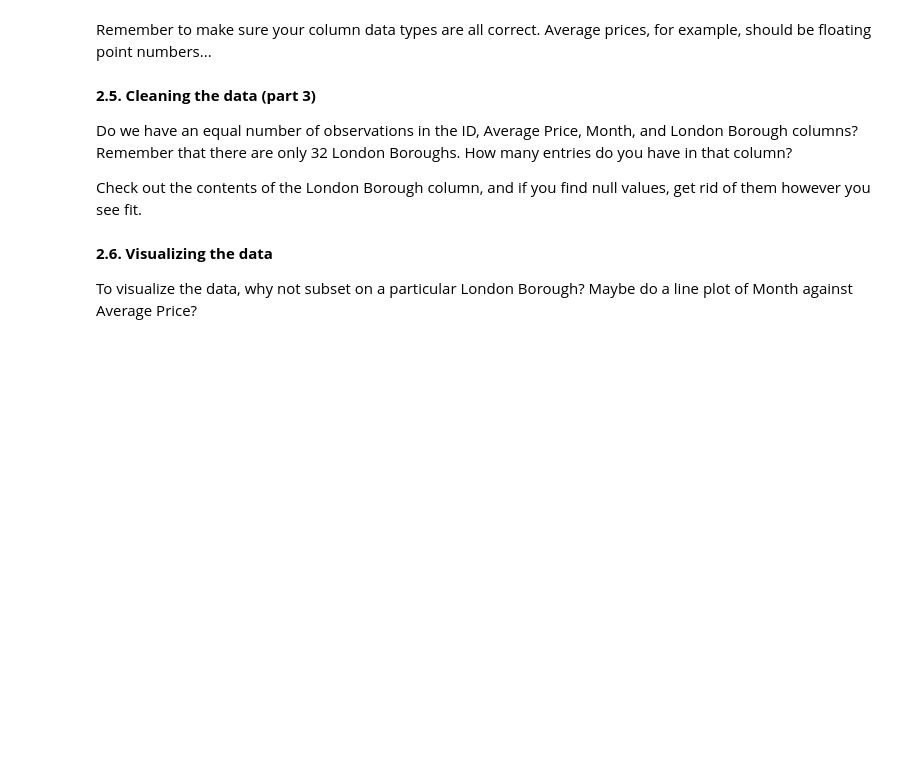
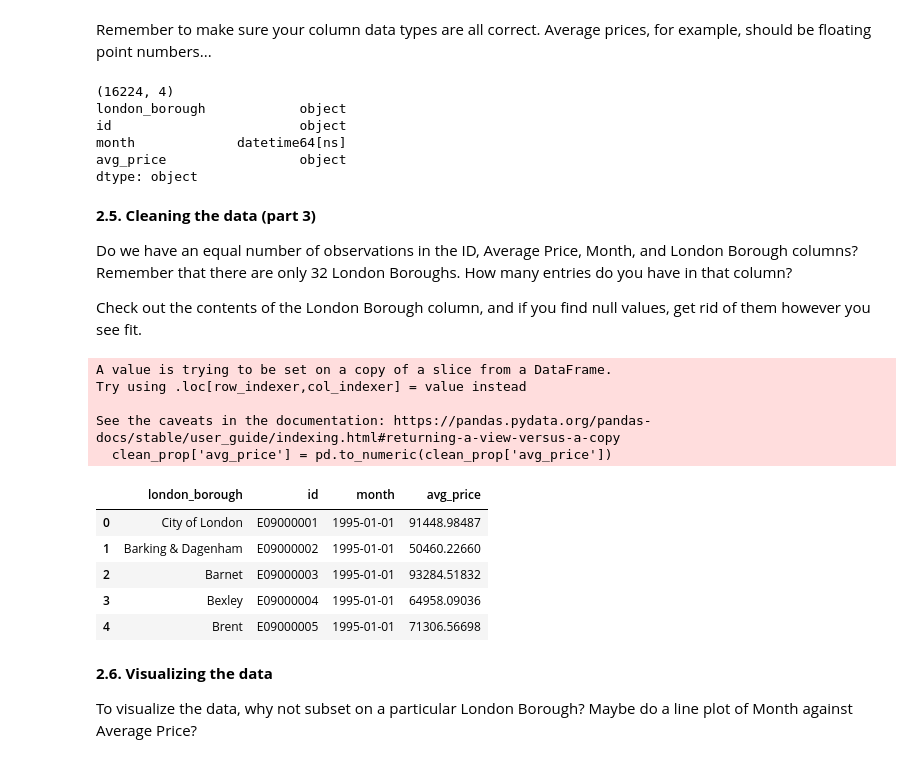
Before and after one commit to prem-0217/exercises, a Jupyter notebook: Unit 4 Challenge - Tier 3.ipynb, the cells around one changed output. Drawn from its saved outputs; the diff is of its cells as text; code cells hidden in the pictures; blank space fills up the shorter version.

```diff
--- a/Unit 4 Challenge - Tier 3.ipynb
+++ b/Unit 4 Challenge - Tier 3.ipynb
@@ -158,11 +169,43 @@ KeyError: 'london_borough'
 # %% [markdown]
 Remember to make sure your column data types are all correct. Average prices, for example, should be floating point numbers...
+# %%
+print(melt.shape)
+print(melt.dtypes)
+# %% [output]
+(16224, 4)
+london_borough            object
+id                        object
+month             datetime64[ns]
+avg_price                 object
+dtype: object
 # %% [markdown]
 **2.5. Cleaning the data (part 3)**
 
 Do we have an equal number of observations in the ID, Average Price, Month, and London Borough columns? Remember that there are only 32 London Boroughs. How many entries do you have in that column?
 
 Check out the contents of the London Borough column, and if you find null values, get rid of them however you see fit.
+# %%
+clean_prop = melt.dropna()
+clean_prop['avg_price'] = pd.to_numeric(clean_prop['avg_price'])
+nonBoroughs = ['Inner London', 'Outer London',
+               'NORTH EAST', 'NORTH WEST', 'YORKS & THE HUMBER',
+               'EAST MIDLANDS', 'WEST MIDLANDS',
+              'EAST OF ENGLAND', 'LONDON', 'SOUTH EAST',
+              'SOUTH WEST', 'England']
+df = clean_prop[~clean_prop['london_borough'].isin(nonBoroughs)]
+df.head()
+# %% [output]
+A value is trying to be set on a copy of a slice from a DataFrame.
+Try using .loc[row_indexer,col_indexer] = value instead
+
+See the caveats in the documentation: https://pandas.pydata.org/pandas-docs/stable/user_guide/indexing.html#returning-a-view-versus-a-copy
+  clean_prop['avg_price'] = pd.to_numeric(clean_prop['avg_price'])
+|  | london_borough | id | month | avg_price |
+| 0 | City of London | E09000001 | 1995-01-01 | 91448.98487 |
+| 1 | Barking & Dagenham | E09000002 | 1995-01-01 | 50460.22660 |
+| 2 | Barnet | E09000003 | 1995-01-01 | 93284.51832 |
+| 3 | Bexley | E09000004 | 1995-01-01 | 64958.09036 |
+| 4 | Brent | E09000005 | 1995-01-01 | 71306.56698 |
 # %% [markdown]
 **2.6. Visualizing the data**
 
```
Also changed, not shown: parts of 11 cells of this notebook.
